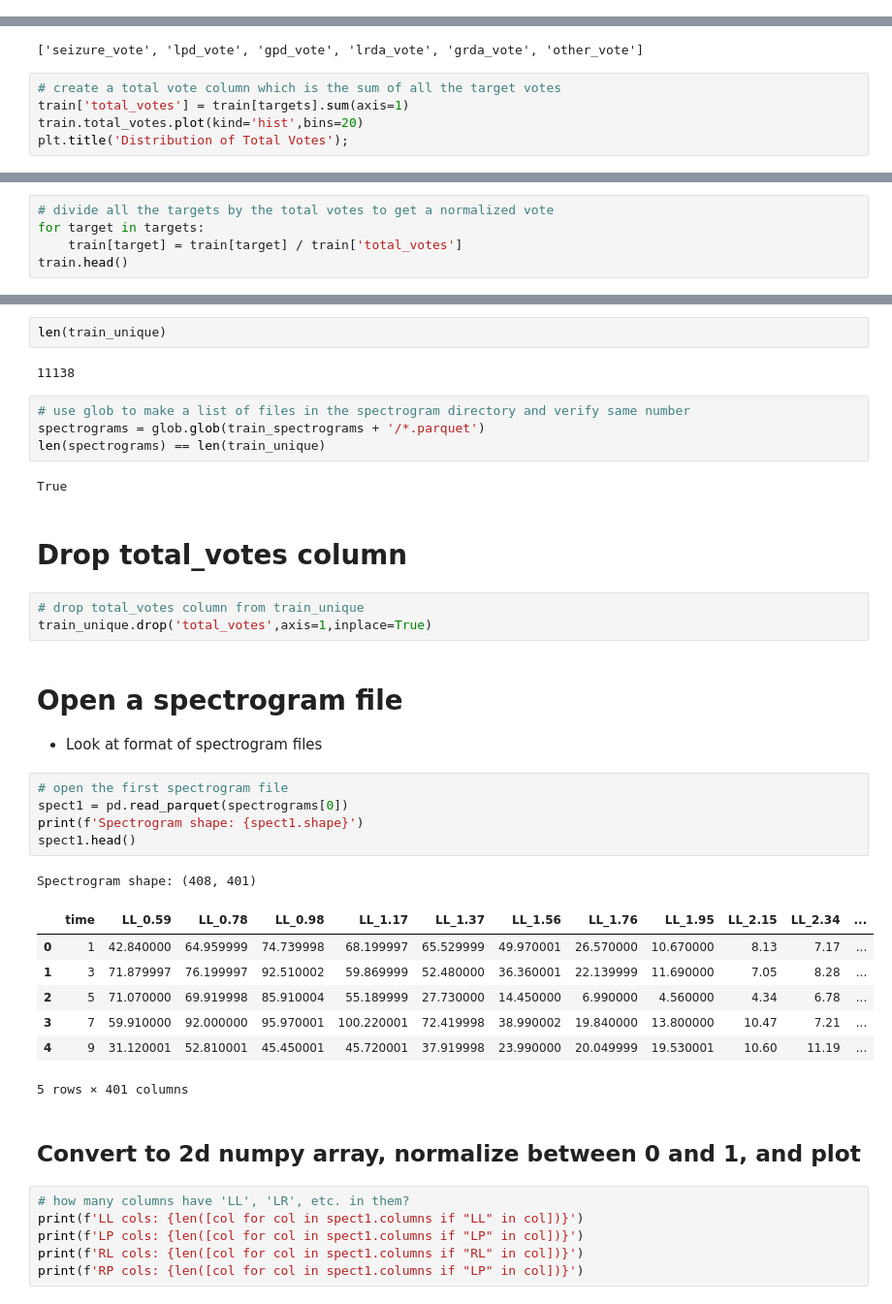
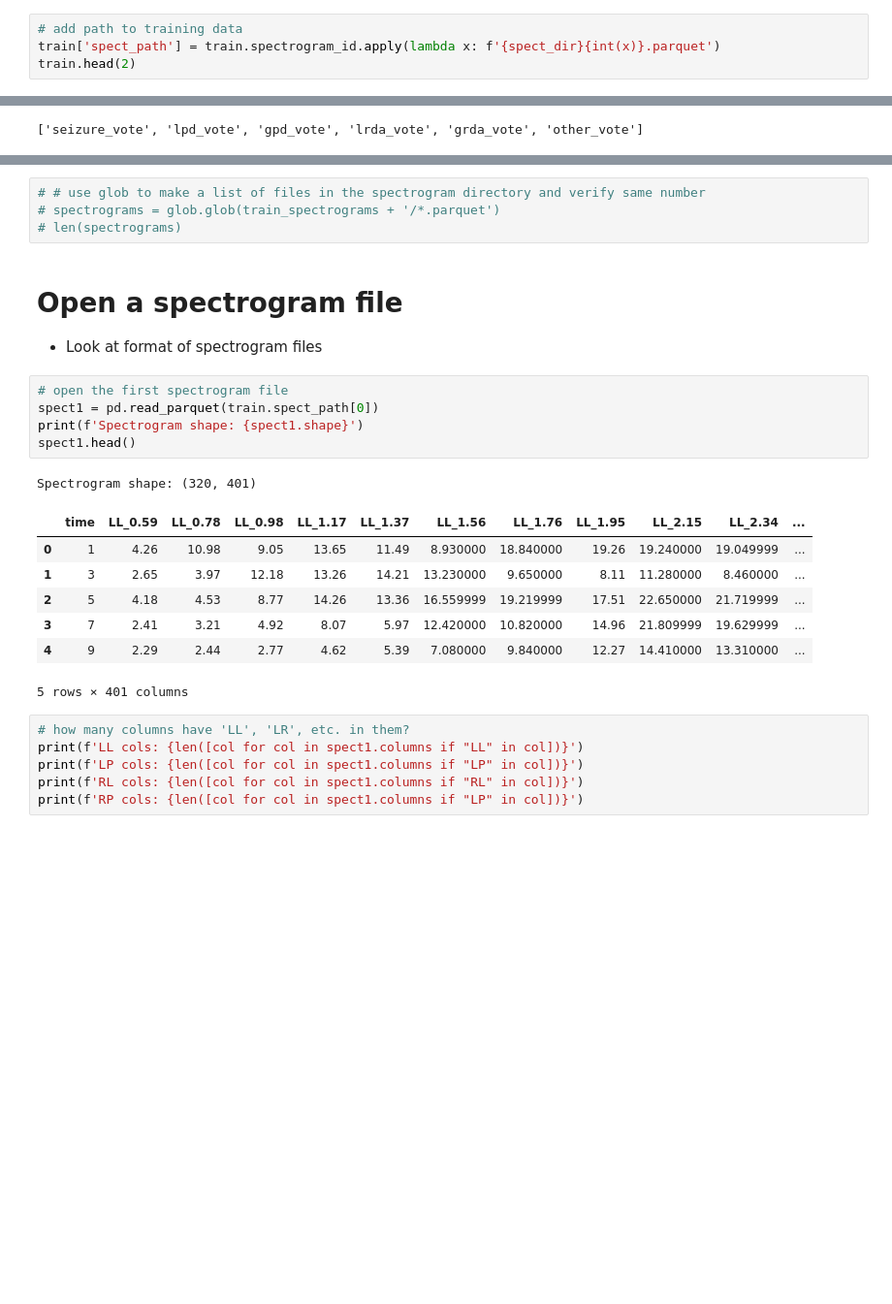
Before and after one commit to jfblanchard/s4e1, a Jupyter notebook: hms-hba-generate-spectrogram-image-files.ipynb, the cells around one changed output, grey strips where cells are left out. Shown at 97% size. Drawn from its saved outputs; the diff is of its cells as text; blank space fills up the shorter version.

Commit message:
Kaggle Notebook | HMS-HBA Generate Spectrogram Image Files | Version 3

```diff
--- a/hms-hba-generate-spectrogram-image-files.ipynb
+++ b/hms-hba-generate-spectrogram-image-files.ipynb
@@ -83,0 +73,4 @@ Sample Submission Shape: (1, 7)
+# %%
+# add path to training data
+train['spect_path'] = train.spectrogram_id.apply(lambda x: f'{spect_dir}{int(x)}.parquet')
+train.head(2)
@@ -88,8 +89,3 @@ targets = [col for col in train.columns if '_vote' in col]
 print(targets)
 # %% [output]
 ['seizure_vote', 'lpd_vote', 'gpd_vote', 'lrda_vote', 'grda_vote', 'other_vote']
-# %%
-# create a total vote column which is the sum of all the target votes
-train['total_votes'] = train[targets].sum(axis=1)
-train.total_votes.plot(kind='hist',bins=20)
-plt.title('Distribution of Total Votes');
@@ -98,5 +91,0 @@ plt.title('Distribution of Total Votes');
-# %%
-# divide all the targets by the total votes to get a normalized vote
-for target in targets:
-    train[target] = train[target] / train['total_votes']
-train.head()
@@ -124,37 +92,24 @@ train_unique.head()
-# %%
-len(train_unique)
-# %% [output]
-11138
 # %%
-# use glob to make a list of files in the spectrogram directory and verify same number
-spectrograms = glob.glob(train_spectrograms + '/*.parquet')
-len(spectrograms) == len(train_unique)
+# # use glob to make a list of files in the spectrogram directory and verify same number
+# spectrograms = glob.glob(train_spectrograms + '/*.parquet')
+# len(spectrograms)
-# %% [output]
-True
-# %% [markdown]
-# Drop total_votes column
-# %%
-# drop total_votes column from train_unique
-train_unique.drop('total_votes',axis=1,inplace=True)
 # %% [markdown]
 # Open a spectrogram file
 * Look at format of spectrogram files
 # %%
 # open the first spectrogram file
-spect1 = pd.read_parquet(spectrograms[0])
+spect1 = pd.read_parquet(train.spect_path[0])
 print(f'Spectrogram shape: {spect1.shape}')
 spect1.head()
 # %% [output]
-Spectrogram shape: (408, 401)
+Spectrogram shape: (320, 401)
 |  | time | LL_0.59 | LL_0.78 | LL_0.98 | LL_1.17 | LL_1.37 | LL_1.56 | LL_1.76 | LL_1.95 | LL_2.15 | LL_2.34 | ... |
-| 0 | 1 | 42.840000 | 64.959999 | 74.739998 | 68.199997 | 65.529999 | 49.970001 | 26.570000 | 10.670000 | 8.13 | 7.17 | ... |
-| 1 | 3 | 71.879997 | 76.199997 | 92.510002 | 59.869999 | 52.480000 | 36.360001 | 22.139999 | 11.690000 | 7.05 | 8.28 | ... |
-| 2 | 5 | 71.070000 | 69.919998 | 85.910004 | 55.189999 | 27.730000 | 14.450000 | 6.990000 | 4.560000 | 4.34 | 6.78 | ... |
-| 3 | 7 | 59.910000 | 92.000000 | 95.970001 | 100.220001 | 72.419998 | 38.990002 | 19.840000 | 13.800000 | 10.47 | 7.21 | ... |
-| 4 | 9 | 31.120001 | 52.810001 | 45.450001 | 45.720001 | 37.919998 | 23.990000 | 20.049999 | 19.530001 | 10.60 | 11.19 | ... |
+| 0 | 1 | 4.26 | 10.98 | 9.05 | 13.65 | 11.49 | 8.930000 | 18.840000 | 19.26 | 19.240000 | 19.049999 | ... |
+| 1 | 3 | 2.65 | 3.97 | 12.18 | 13.26 | 14.21 | 13.230000 | 9.650000 | 8.11 | 11.280000 | 8.460000 | ... |
+| 2 | 5 | 4.18 | 4.53 | 8.77 | 14.26 | 13.36 | 16.559999 | 19.219999 | 17.51 | 22.650000 | 21.719999 | ... |
+| 3 | 7 | 2.41 | 3.21 | 4.92 | 8.07 | 5.97 | 12.420000 | 10.820000 | 14.96 | 21.809999 | 19.629999 | ... |
+| 4 | 9 | 2.29 | 2.44 | 2.77 | 4.62 | 5.39 | 7.080000 | 9.840000 | 12.27 | 14.410000 | 13.310000 | ... |
 5 rows × 401 columns
-# %% [markdown]
-## Convert to 2d numpy array, normalize between 0 and 1, and plot
 # %%
 # how many columns have 'LL', 'LR', etc. in them?
 print(f'LL cols: {len([col for col in spect1.columns if "LL" in col])}')
```
Also changed, not shown: parts of 21 cells of this notebook.
